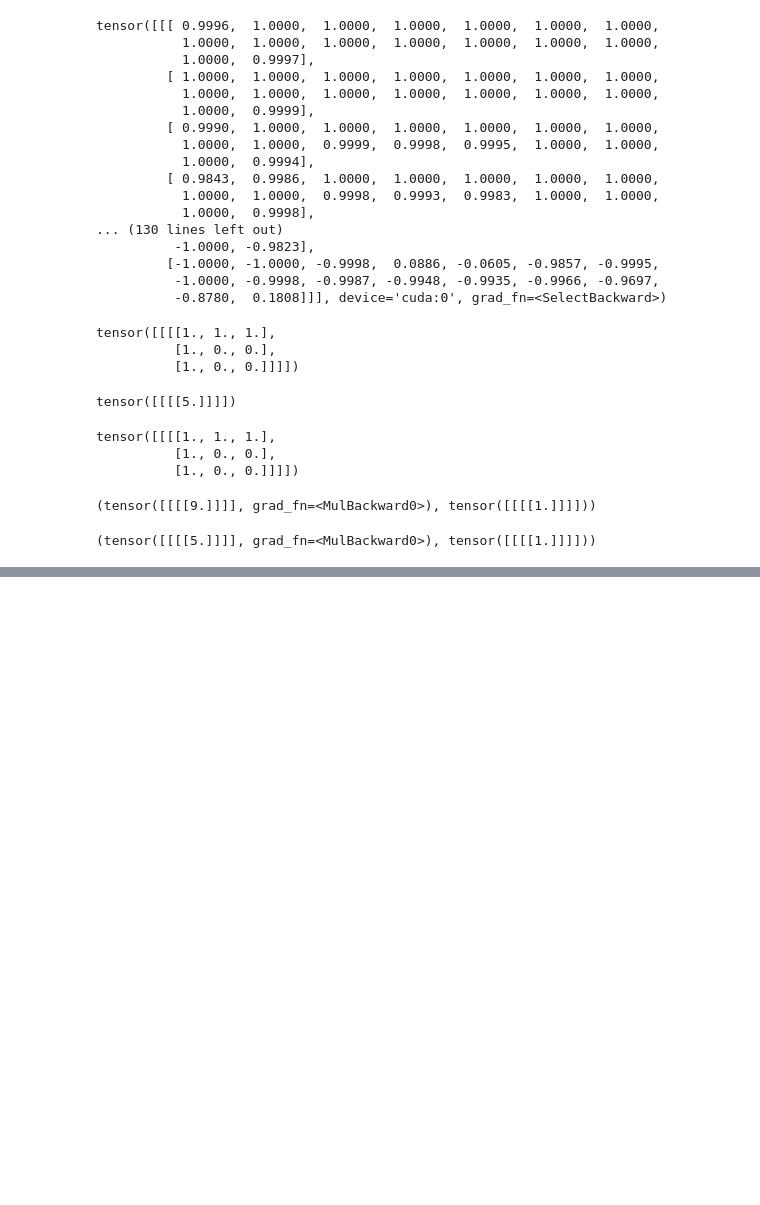
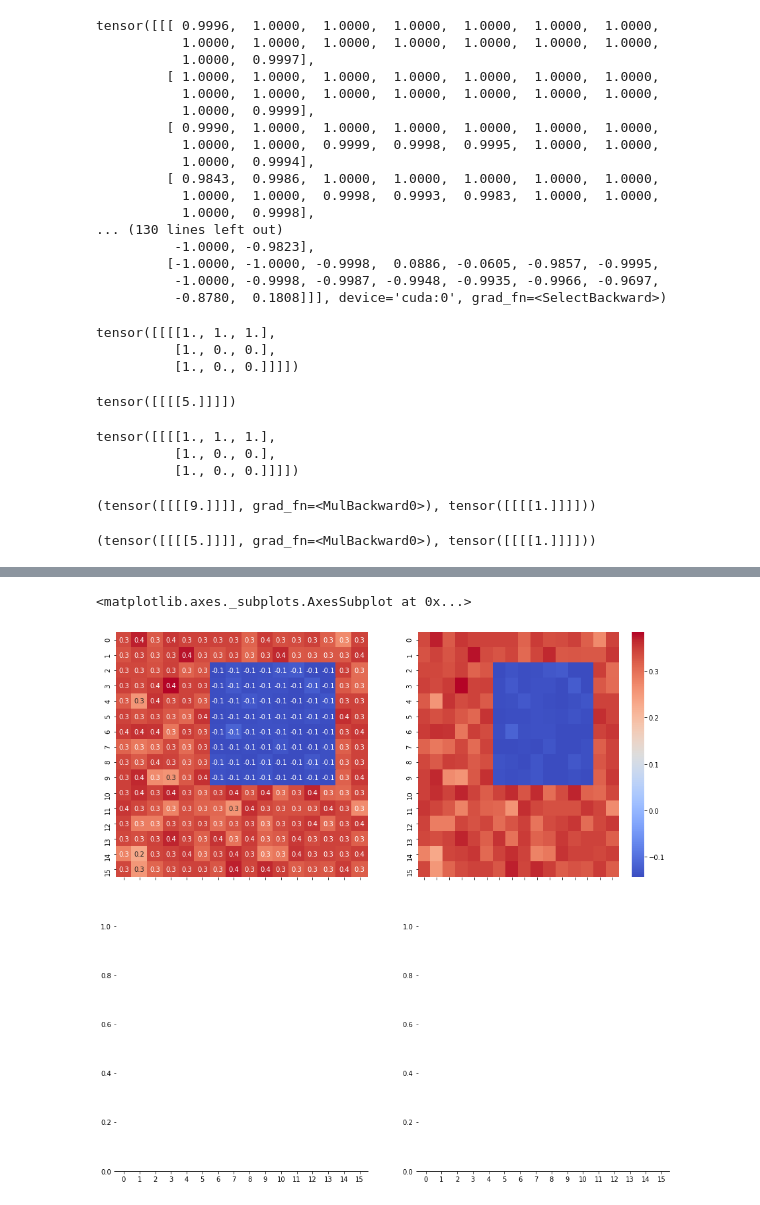
Before and after one commit to AustinXY/pconv-toy, a Jupyter notebook: pconv-toy.ipynb, the cells around one changed output, grey strips where cells are left out. Cells and saved outputs as stored; diff of their text form; code cells hidden in the pictures; blank space fills up the shorter version.

```diff
--- a/pconv-toy.ipynb
+++ b/pconv-toy.ipynb
@@ -529,0 +574,8 @@ tensor([[[[1., 1., 1.],
+# %%
+f, axes = plt.subplots(2, 2, figsize=(15, 15), sharex=True)
+sns.despine(left=True)
+sns.heatmap(fm, cmap='coolwarm', cbar=False, annot=True, fmt=".1f", ax=axes[0, 0])
+sns.heatmap(fm, cmap='coolwarm', ax=axes[0, 1])
+# %% [output]
+<matplotlib.axes._subplots.AxesSubplot at 0x...>
+[figure, added]
```
Also changed, not shown: parts of 15 cells of this notebook.
